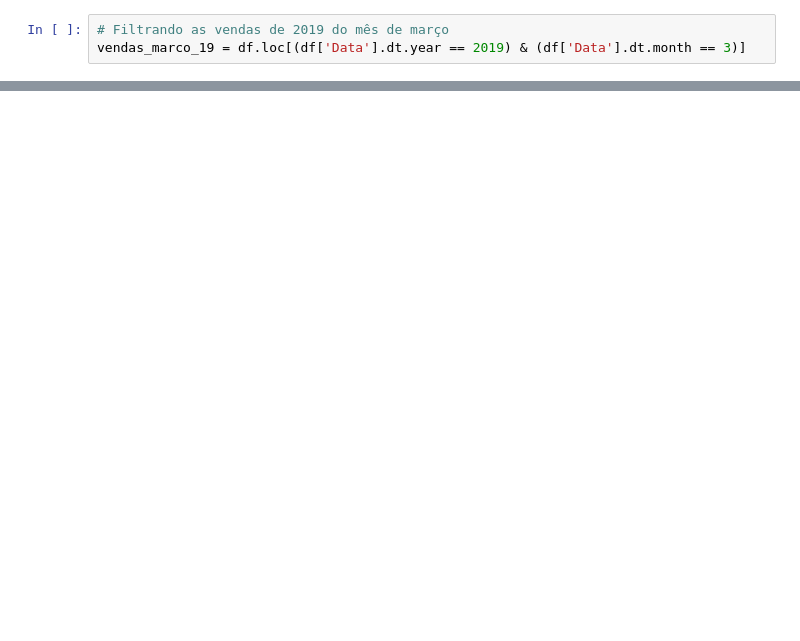
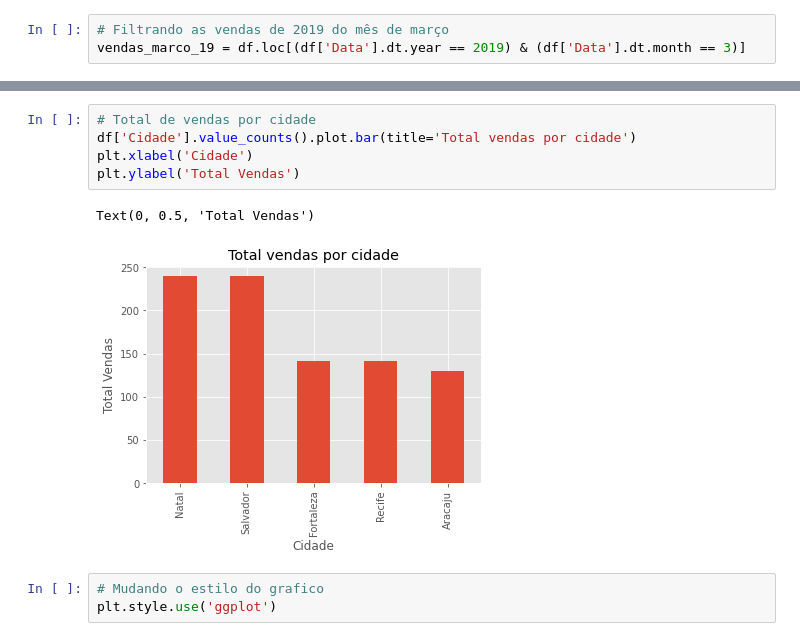
Before and after one commit to wendellbarcelos/BootcampDio-DataScienceUnimed, a Jupyter notebook: Python para Data Science/Python para data science.ipynb, the cells around one changed output, grey strips where cells are left out. Drawn from its saved outputs; the diff is of its cells as text; blank space fills up the shorter version.

```diff
--- a/Python para Data Science/Python para data science.ipynb
+++ b/Python para Data Science/Python para data science.ipynb
@@ -396,0 +451,11 @@ vendas_marco_19.sample(20)
+# %%
+# Total de vendas por cidade
+df['Cidade'].value_counts().plot.bar(title='Total vendas por cidade')
+plt.xlabel('Cidade')
+plt.ylabel('Total Vendas')
+# %% [output]
+Text(0, 0.5, 'Total Vendas')
+[figure, added]
+# %%
+# Mudando o estilo do grafico
+plt.style.use('ggplot')
```
Also changed, not shown: parts of 21 cells of this notebook, 3 other files.
